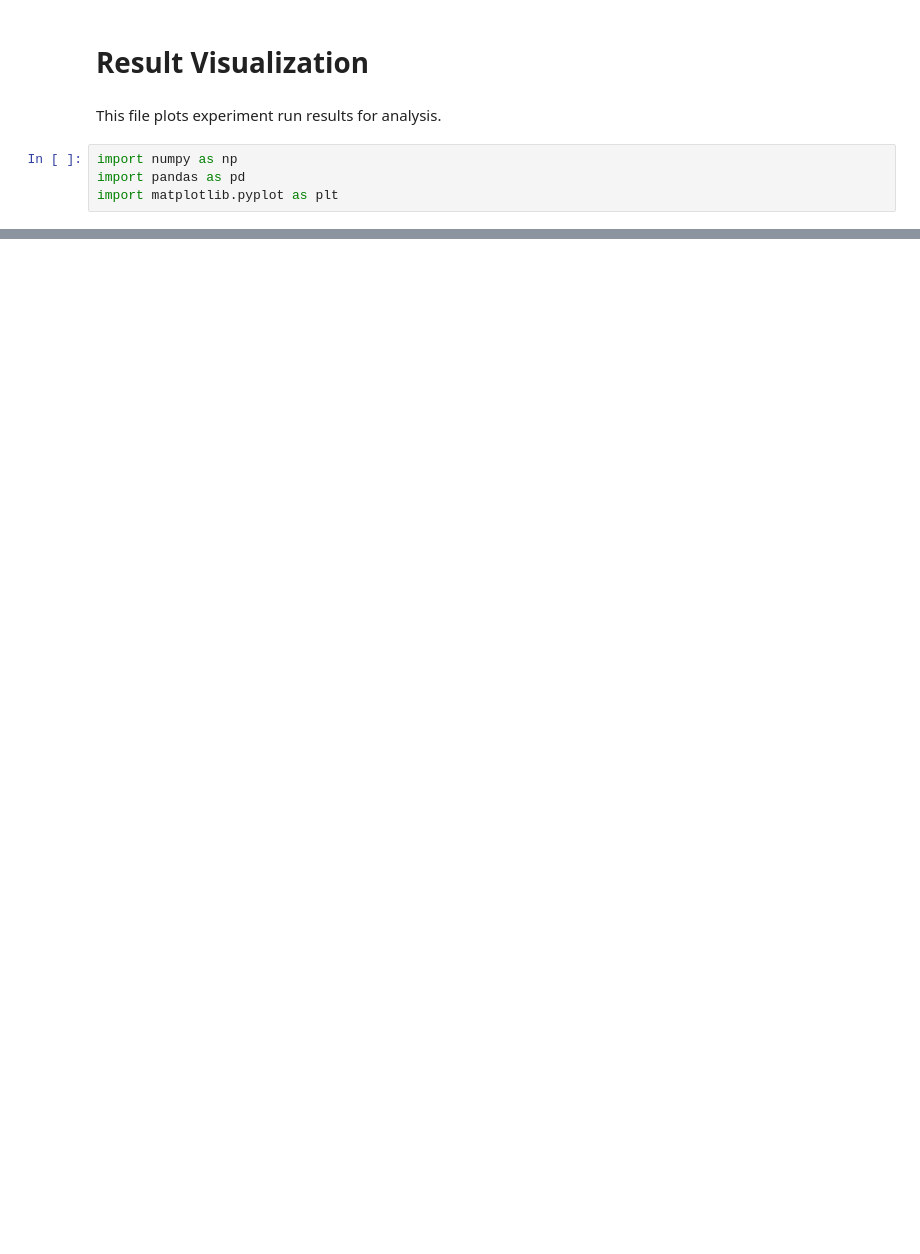
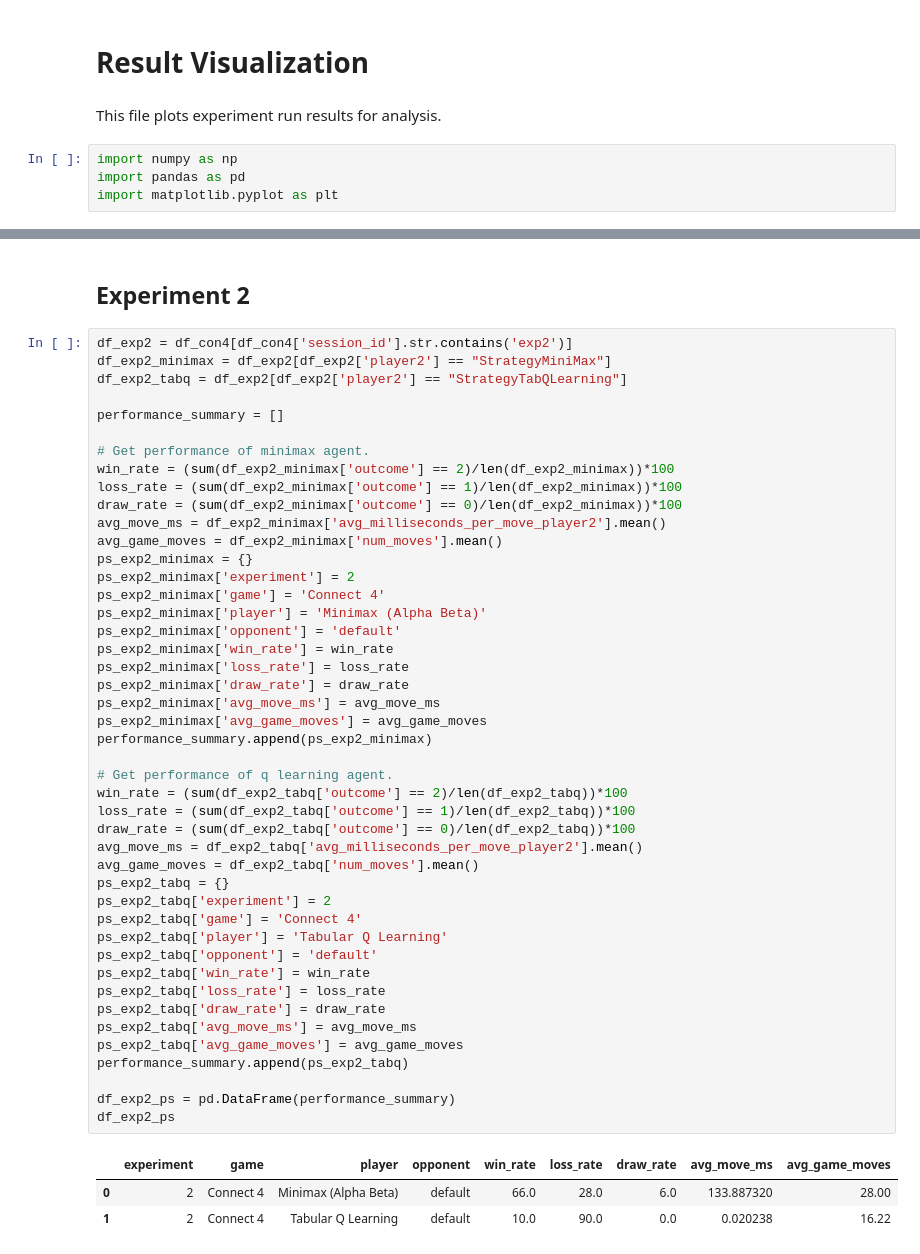
Before and after one commit to ggn1/cs7is2-artificial-intelligence-assignment3, a Jupyter notebook: result_visualization.ipynb, the cells around one changed output, grey strips where cells are left out. Drawn from its saved outputs; the diff is of its cells as text; blank space fills up the shorter version.

```diff
--- a/result_visualization.ipynb
+++ b/result_visualization.ipynb
@@ -35,0 +112,51 @@ df
+# %% [markdown]
+## Experiment 2
+# %%
+df_exp2 = df_con4[df_con4['session_id'].str.contains('exp2')]
+df_exp2_minimax = df_exp2[df_exp2['player2'] == "StrategyMiniMax"]
+df_exp2_tabq = df_exp2[df_exp2['player2'] == "StrategyTabQLearning"]
+
+performance_summary = []
+
+# Get performance of minimax agent.
+win_rate = (sum(df_exp2_minimax['outcome'] == 2)/len(df_exp2_minimax))*100
+loss_rate = (sum(df_exp2_minimax['outcome'] == 1)/len(df_exp2_minimax))*100
+draw_rate = (sum(df_exp2_minimax['outcome'] == 0)/len(df_exp2_minimax))*100
+avg_move_ms = df_exp2_minimax['avg_milliseconds_per_move_player2'].mean()
+avg_game_moves = df_exp2_minimax['num_moves'].mean()
+ps_exp2_minimax = {}
+ps_exp2_minimax['experiment'] = 2
+ps_exp2_minimax['game'] = 'Connect 4'
+ps_exp2_minimax['player'] = 'Minimax (Alpha Beta)'
+ps_exp2_minimax['opponent'] = 'default'
+ps_exp2_minimax['win_rate'] = win_rate
+ps_exp2_minimax['loss_rate'] = loss_rate
+ps_exp2_minimax['draw_rate'] = draw_rate
+ps_exp2_minimax['avg_move_ms'] = avg_move_ms
+ps_exp2_minimax['avg_game_moves'] = avg_game_moves
+performance_summary.append(ps_exp2_minimax)
+
+# Get performance of q learning agent.
+win_rate = (sum(df_exp2_tabq['outcome'] == 2)/len(df_exp2_tabq))*100
+loss_rate = (sum(df_exp2_tabq['outcome'] == 1)/len(df_exp2_tabq))*100
+draw_rate = (sum(df_exp2_tabq['outcome'] == 0)/len(df_exp2_tabq))*100
+avg_move_ms = df_exp2_tabq['avg_milliseconds_per_move_player2'].mean()
+avg_game_moves = df_exp2_tabq['num_moves'].mean()
+ps_exp2_tabq = {}
+ps_exp2_tabq['experiment'] = 2
+ps_exp2_tabq['game'] = 'Connect 4'
+ps_exp2_tabq['player'] = 'Tabular Q Learning'
+ps_exp2_tabq['opponent'] = 'default'
+ps_exp2_tabq['win_rate'] = win_rate
+ps_exp2_tabq['loss_rate'] = loss_rate
+ps_exp2_tabq['draw_rate'] = draw_rate
+ps_exp2_tabq['avg_move_ms'] = avg_move_ms
+ps_exp2_tabq['avg_game_moves'] = avg_game_moves
+performance_summary.append(ps_exp2_tabq)
+
+df_exp2_ps = pd.DataFrame(performance_summary)
+df_exp2_ps
+# %% [output]
+|  | experiment | game | player | opponent | win_rate | loss_rate | draw_rate | avg_move_ms | avg_game_moves |
+| 0 | 2 | Connect 4 | Minimax (Alpha Beta) | default | 66.0 | 28.0 | 6.0 | 133.887320 | 28.00 |
+| 1 | 2 | Connect 4 | Tabular Q Learning | default | 10.0 | 90.0 | 0.0 | 0.020238 | 16.22 |
```
Also changed, not shown: parts of 9 cells of this notebook, 11 other files.
